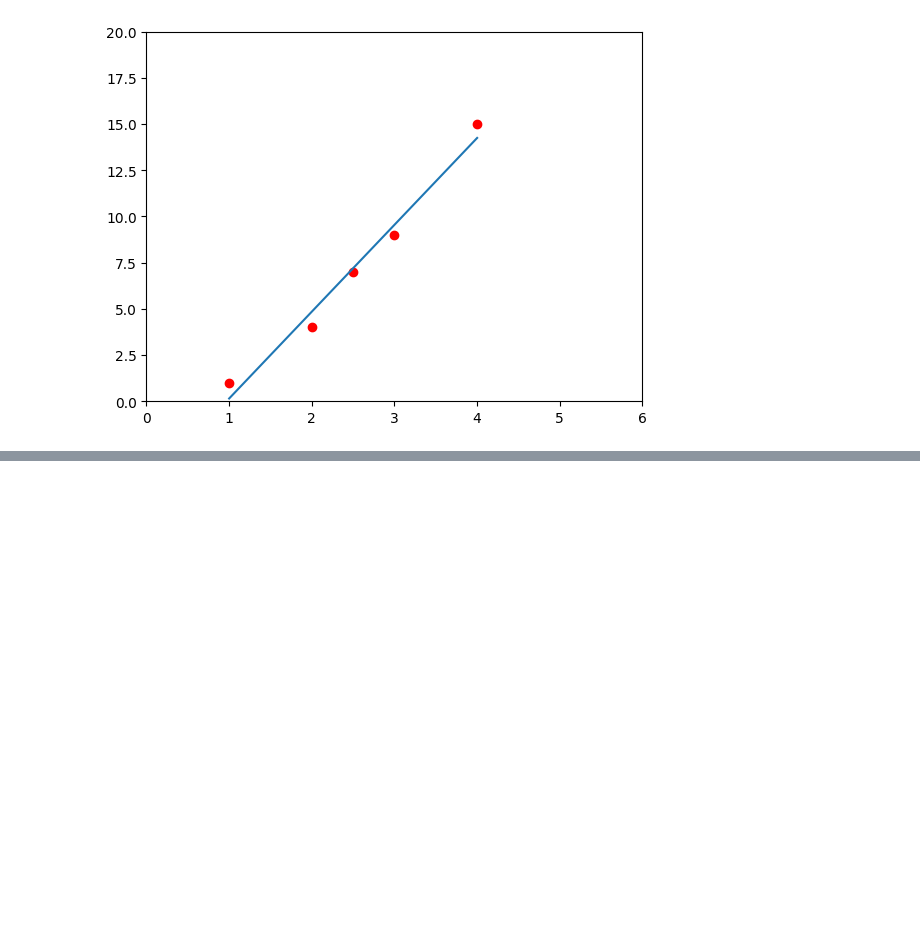
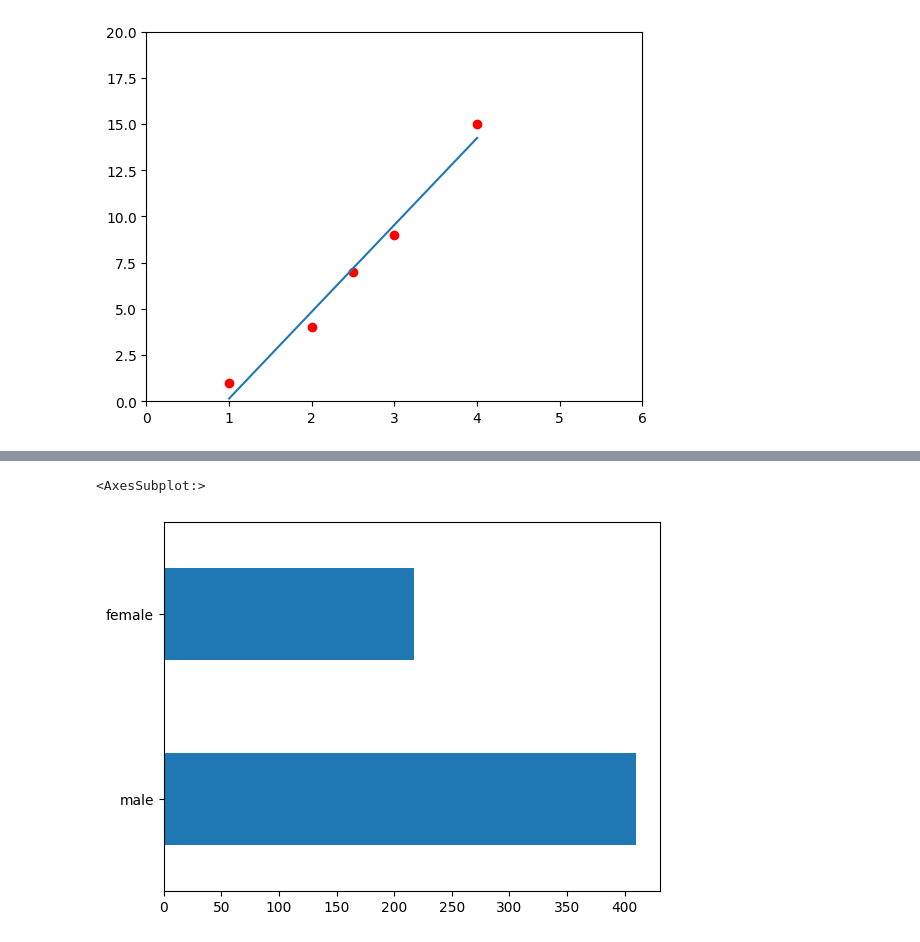
Before and after one commit to jackhove51/TensorFlow, a Jupyter notebook: TensorFlow/TensorFlowTutorialMod3.ipynb, the cells around one changed output, grey strips where cells are left out. Cells and saved outputs as stored; diff of their text form; code cells hidden in the pictures; blank space fills up the shorter version.

```diff
--- a/TensorFlow/TensorFlowTutorialMod3.ipynb
+++ b/TensorFlow/TensorFlowTutorialMod3.ipynb
@@ -22,0 +90,5 @@ plt.show()
+# %%
+dftrain.sex.value_counts().plot(kind='barh')
+# %% [output]
+<AxesSubplot:>
+[figure, added]
```
Also changed, not shown: parts of 9 cells of this notebook.
